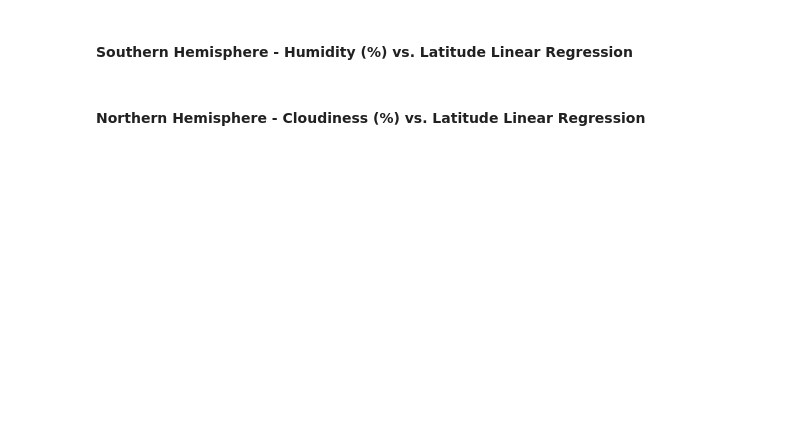
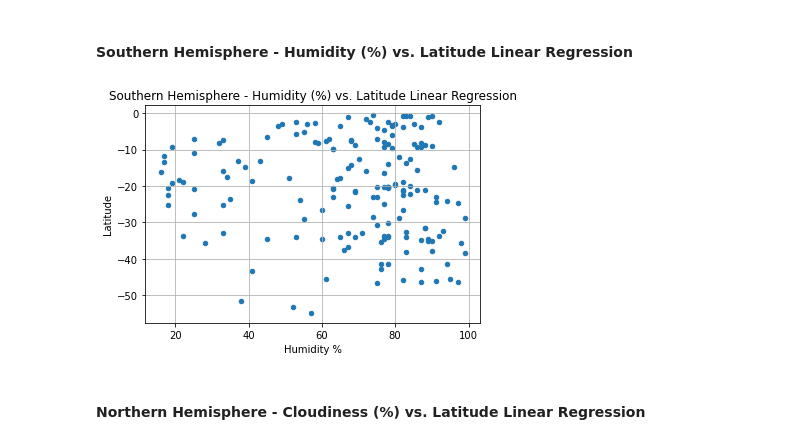
Before and after one commit to HBodden/Module-6-Challenge, a Jupyter notebook: WeatherPy/WeatherPy.ipynb, the cells around one changed output. Cells and saved outputs as stored; diff of their text form; code cells hidden in the pictures; blank space fills up the shorter version.

```diff
--- a/WeatherPy/WeatherPy.ipynb
+++ b/WeatherPy/WeatherPy.ipynb
@@ -344,4 +401,19 @@ plt.show()
 # %% [markdown]
 ####  Southern Hemisphere - Humidity (%) vs. Latitude Linear Regression
+# %%
+southern_hem.plot('Humidity','Lat', kind='scatter')
+# Incorporate the other graph properties
+plt.title("Southern Hemisphere - Humidity (%) vs. Latitude Linear Regression")
+plt.xlabel("Humidity %")
+plt.ylabel("Latitude")
+plt.grid(True)
+
+# Save the figure
+#plt.savefig("Latitude_v_Cloudiness_Plot.png")
+
+# Show plot
+plt.show()
+# %% [output]
+[figure, added]
 # %% [markdown]
 ####  Northern Hemisphere - Cloudiness (%) vs. Latitude Linear Regression
```
Also changed, not shown: parts of 9 cells of this notebook.
